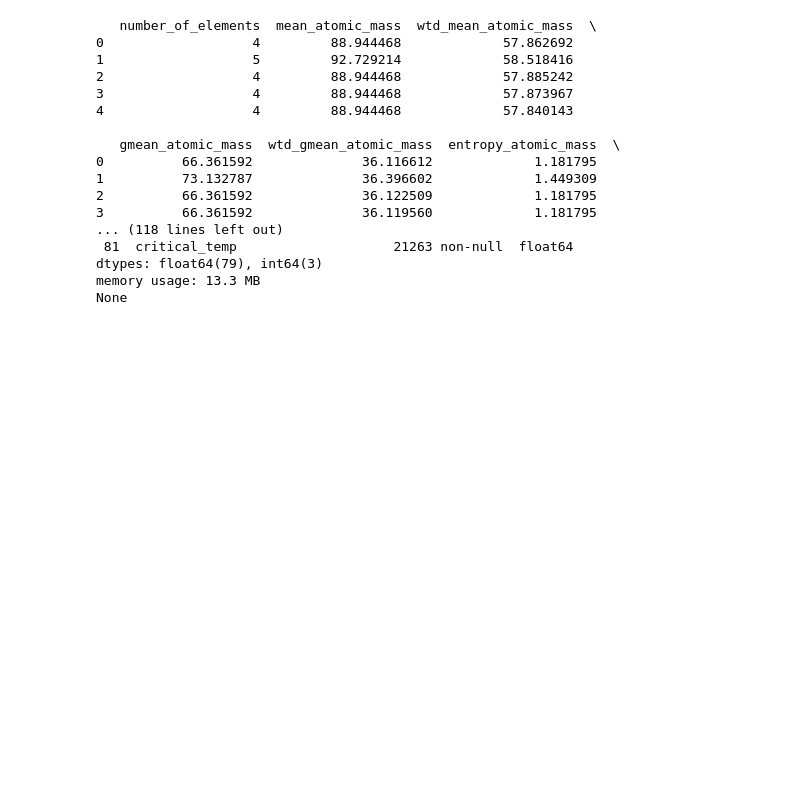
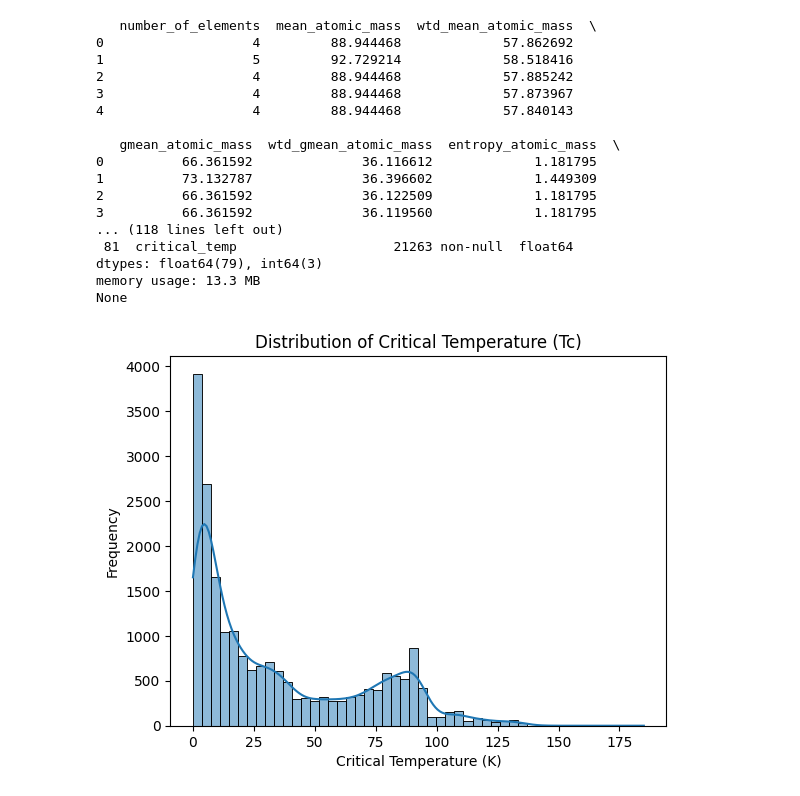
Before and after one commit to ms7450188/project, a Jupyter notebook: project1.ipynb, the cells around one changed output. Drawn from its saved outputs; the diff is of its cells as text; code cells hidden in the pictures; blank space fills up the shorter version.

```diff
--- a/project1.ipynb
+++ b/project1.ipynb
@@ -25,8 +25,14 @@ dtypes: float64(79), int64(3)
 memory usage: 13.3 MB
 None
 # %%
-# 목표 변수(Tc) 분포 확인
+# 2 목표 변수(Tc) 분포 확인
 import matplotlib.pyplot as plt
 import seaborn as sns
 
-sns.histplot(train['critical_temp'], kde = True, bins = 0)
+sns.histplot(train['critical_temp'], kde = True, bins = 50)
+plt.title('Distribution of Critical Temperature (Tc)')
+plt.xlabel('Critical Temperature (K)')
+plt.ylabel('Frequency')
+plt.show()
+# %% [output]
+[figure, added]
```
Also changed, not shown: parts of 12 cells of this notebook.
